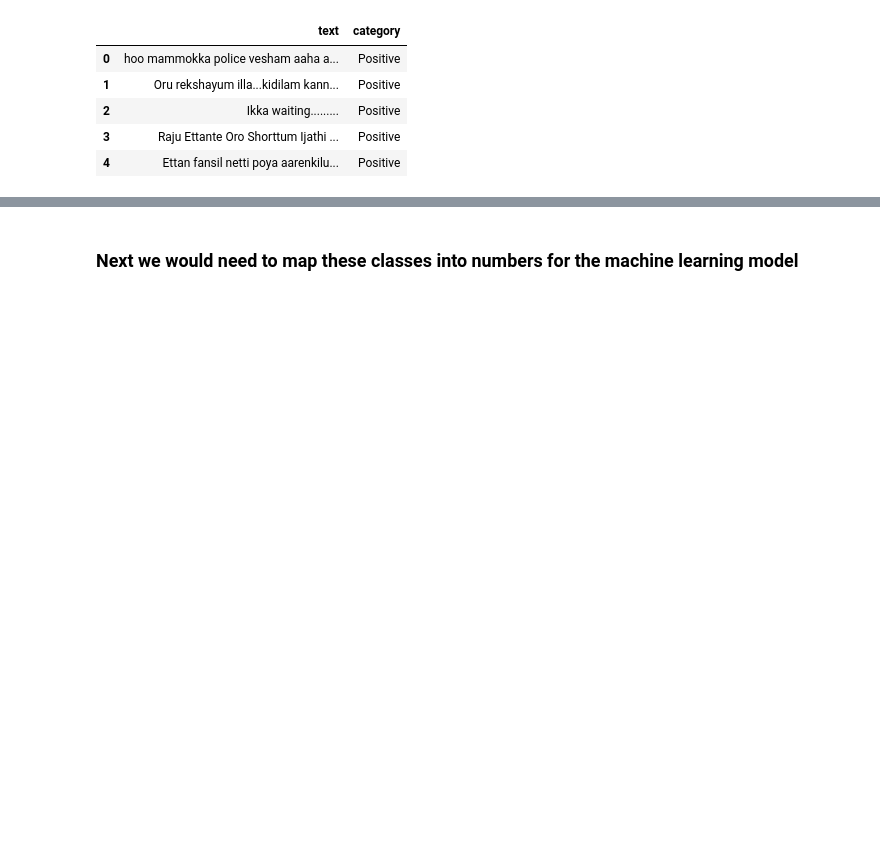
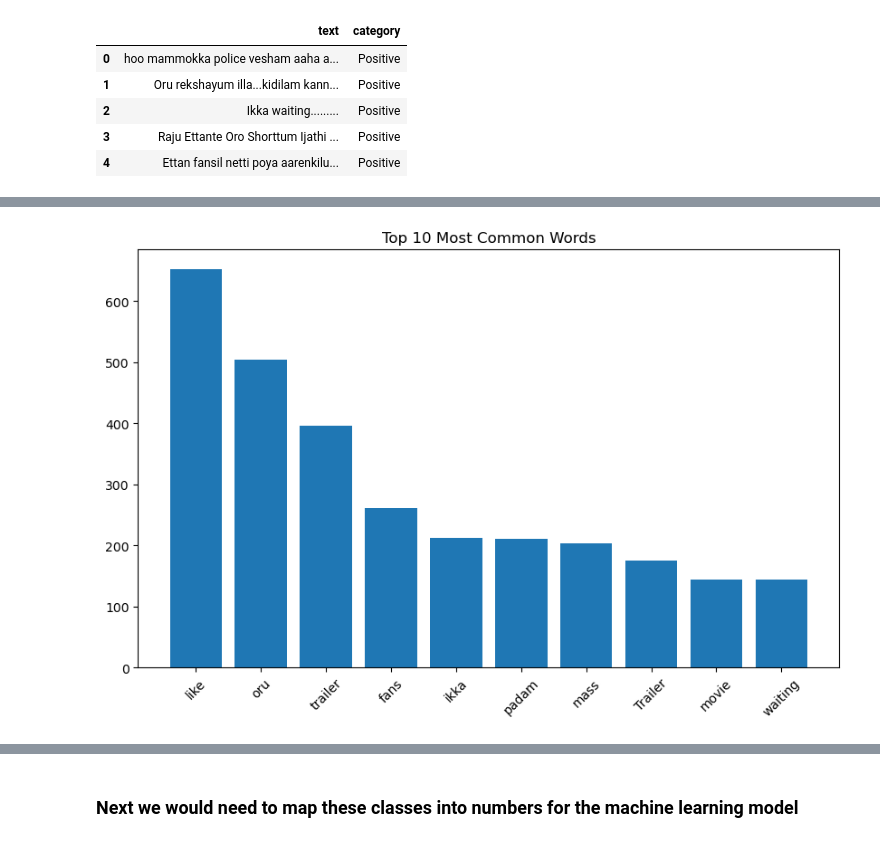
Before and after one commit to heysachins/multilingual-sentiment-analysis, a Jupyter notebook: LogisticRegression.ipynb, the cells around one changed output, grey strips where cells are left out. Saved outputs shown, nothing was run; the diff lists cells and outputs as text; code cells hidden in the pictures; blank space fills up the shorter version.

```diff
--- a/LogisticRegression.ipynb
+++ b/LogisticRegression.ipynb
@@ -101,0 +125,14 @@ Name: category, dtype: int64
+# %%
+# Word Frequency Analysis
+all_words = ' '.join(df['text']).split()
+word_frequencies = Counter(all_words)
+most_common_words = word_frequencies.most_common(10)
+
+# Plotting the most common words
+plt.figure(figsize=(10, 6))
+plt.bar(*zip(*most_common_words))
+plt.title('Top 10 Most Common Words')
+plt.xticks(rotation=45)
+plt.show()
+# %% [output]
+[figure, added]
```
Also changed, not shown: parts of 23 cells of this notebook, 2 other files.
